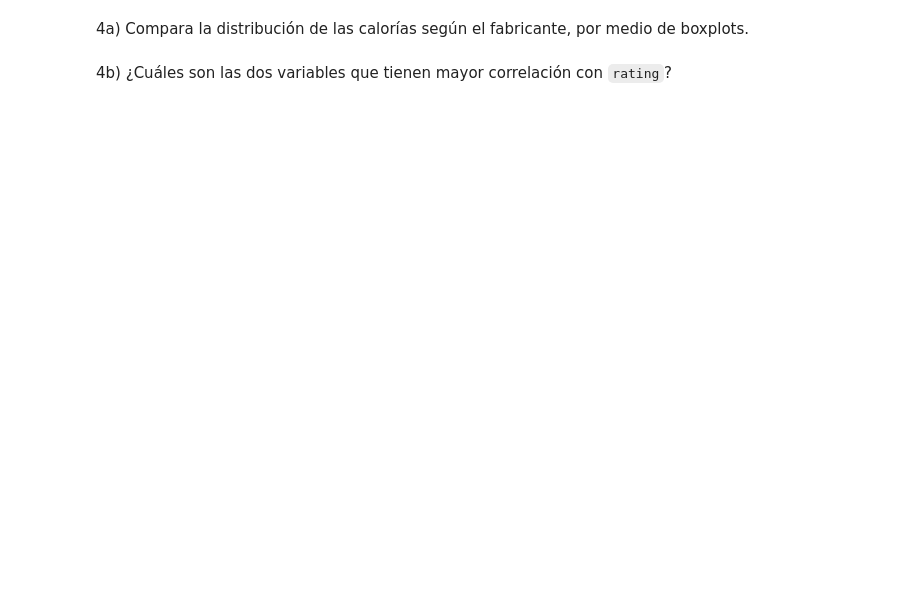
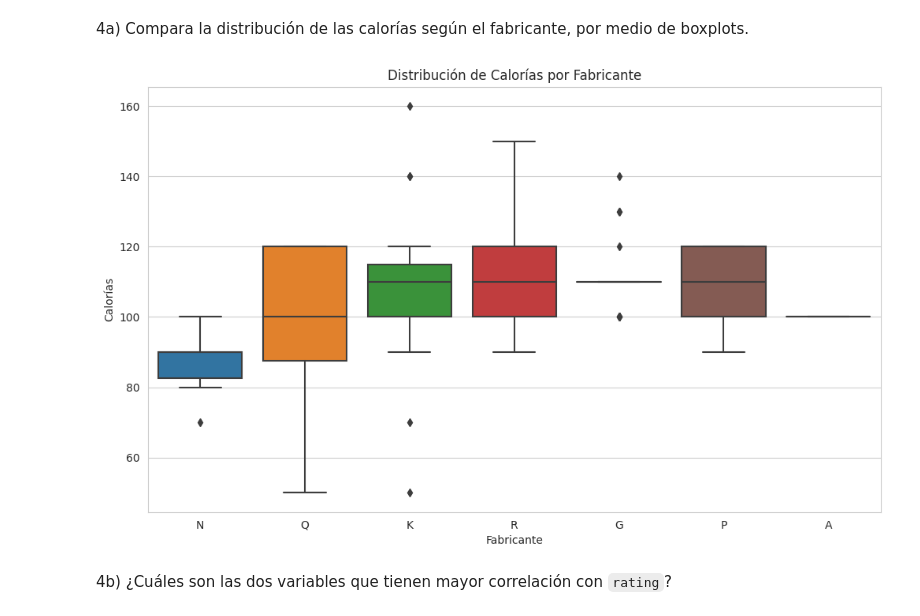
Before and after one commit to A01795331/estefania, a Jupyter notebook: Actividad7PCA.ipynb, the cells around one changed output. Saved outputs shown, nothing was run; the diff lists cells and outputs as text; code cells hidden in the pictures; blank space fills up the shorter version.

```diff
--- a/Actividad7PCA.ipynb
+++ b/Actividad7PCA.ipynb
@@ -67,4 +210,20 @@ Genera algunos gráficos para familiarizarte con el conjunto de datos. Al menos
 # %% [markdown]
 4a) Compara la distribución de las calorías según el fabricante, por medio de boxplots.
+# %%
+import seaborn as sns
+import matplotlib.pyplot as plt
+
+# Configuración del estilo de Seaborn
+sns.set_style("whitegrid")
+
+# Crear el boxplot para comparar la distribución de las calorías según el fabricante
+plt.figure(figsize=(12, 7))
+sns.boxplot(data=cereals_df, x='mfr', y='calories')
+plt.title('Distribución de Calorías por Fabricante')
+plt.xlabel('Fabricante')
+plt.ylabel('Calorías')
+plt.show()
+# %% [output]
+[figure, added]
 # %% [markdown]
 4b) ¿Cuáles son las dos variables que tienen mayor correlación con `rating`?
```
Also changed, not shown: parts of 19 cells of this notebook.
